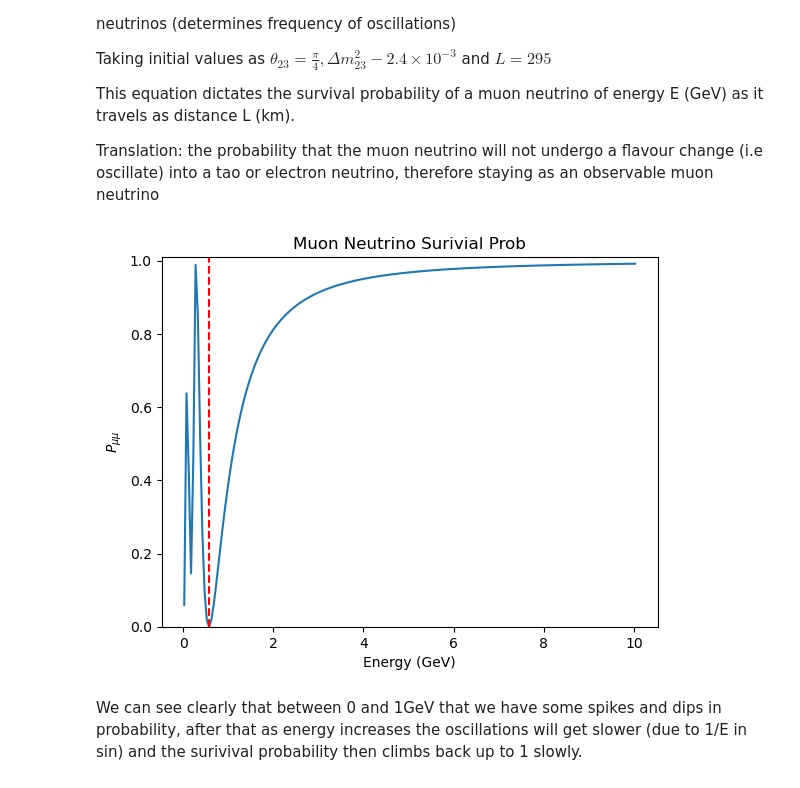
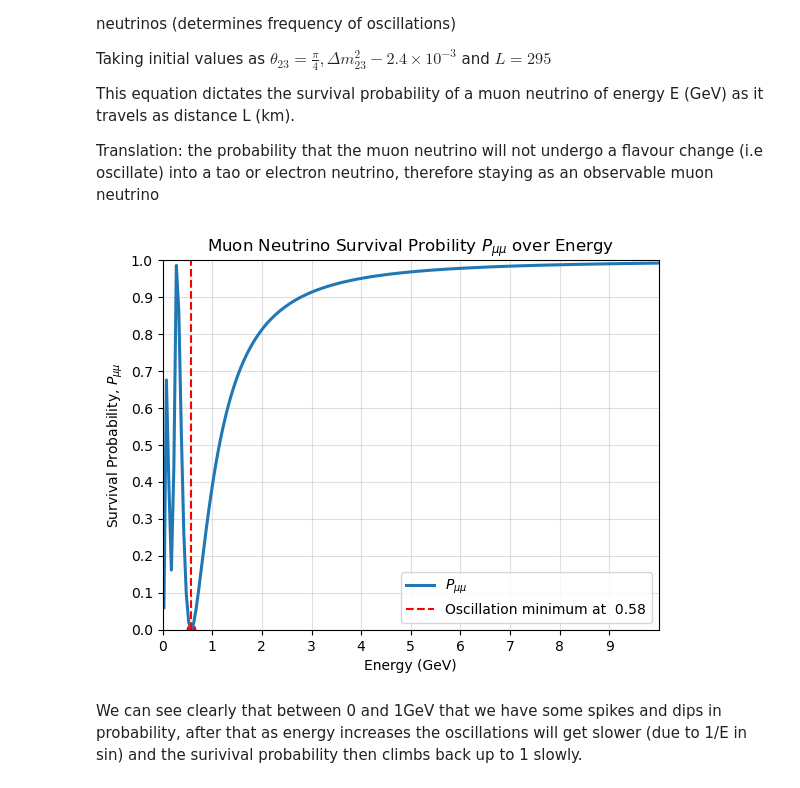
Before and after one commit to xyzenithh/Computational_Physics_Project, a Jupyter notebook: task3_2.ipynb, the cells around one changed output. Cells and saved outputs as stored; diff of their text form; code cells hidden in the pictures.

```diff
--- a/task3_2.ipynb
+++ b/task3_2.ipynb
@@ -22,7 +22,7 @@ data, flux = [], []
 data, flux = load_data()
 
 
-E = np.linspace(0, 10, 200)
+E = np.linspace(0, 10, 200, endpoint = False)
 dE = 10.0 / 200.0
 
 # using bin centres to avoid E=0 issue in oscillation formula
@@ -38,17 +38,22 @@ arg = 1.267 * dm2 * L / E
 prob_mumu = 1 - (np.sin(2*theta23))**2*(np.sin(arg))**2
 #print(prob_mumu)
 # %%
-plt.plot(E_centre, prob_mumu)
+plt.plot(E_centre, prob_mumu, linewidth = 2.2, label ='$P_{\mu\mu}$')
 plt.xlabel('Energy (GeV)')
-plt.ylabel('$P_{\mu\mu}$')
-plt.title('Muon Neutrino Surivial Prob')
-plt.ylim(0,1.01)
-plt.axvline(0.58, color = 'red', linestyle = '--')
-#plt.xlim(0.5,0.65)
+plt.ylabel('Survival Probability, $P_{\mu\mu}$')
+plt.title('Muon Neutrino Survival Probility $P_{\mu\mu}$ over Energy')
+plt.axvline(0.58, color = 'red', linestyle = '--', label = 'Oscillation minimum at  0.58')
+plt.scatter(0.58, np.interp(0.58, E_centre, prob_mumu), color='red')
+plt.xlim(0,10)
+plt.ylim(0,1)
+plt.legend()
+plt.xticks(np.arange(0,10, 1))
+plt.yticks(np.arange(0,1.01,0.1))
+plt.grid(1, alpha = 0.4)
 plt.show()
 plt.close()
 # %% [output]
-[figure, old version]
+[figure, new version]
 # %% [markdown]
 We can see clearly that between 0 and 1GeV that we have some spikes and dips in probability, after that as energy increases the oscillations will get slower (due to 1/E in sin) and the surivival probability then climbs back up to 1 slowly.
 # %%
```
Also changed, not shown: parts of 1 cell of this notebook, 7 other files.
